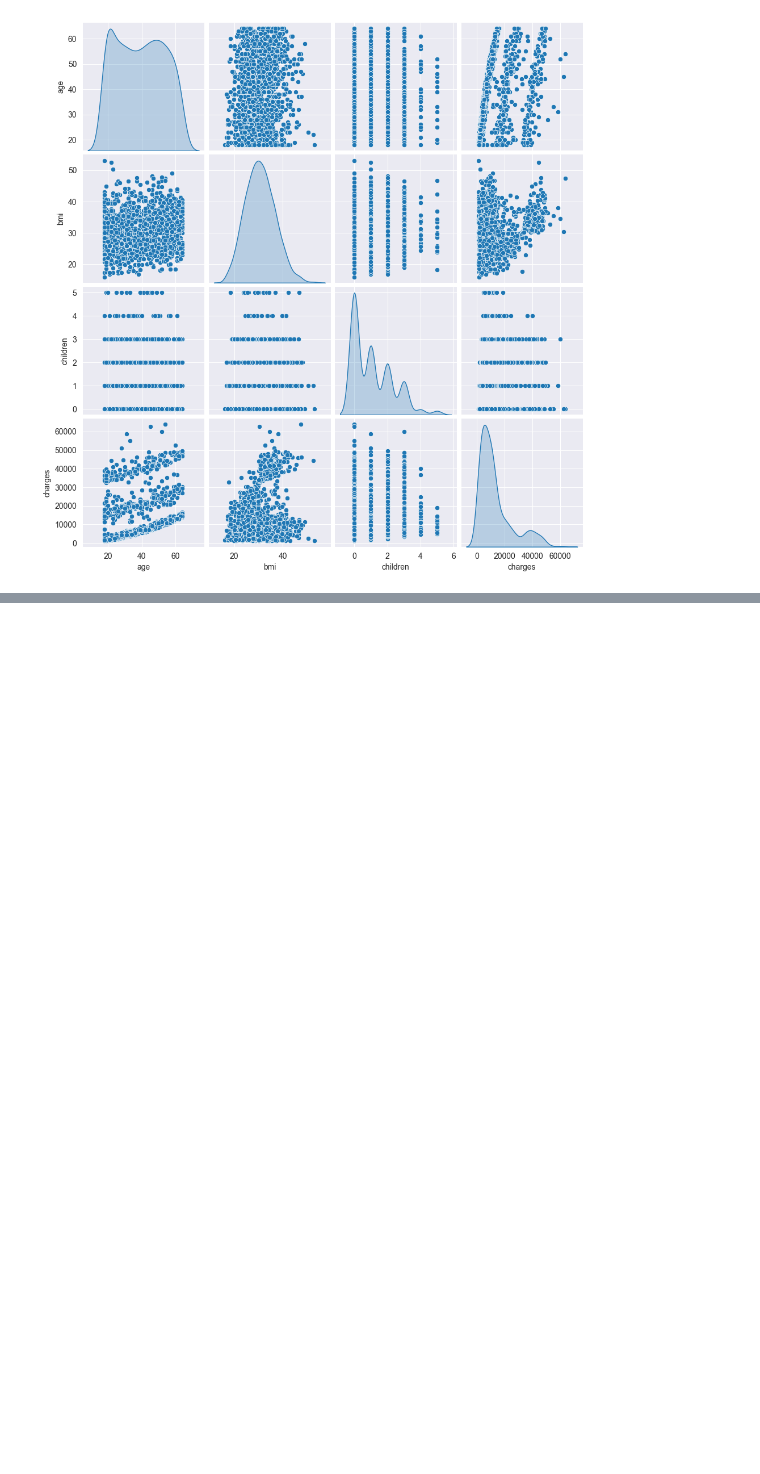
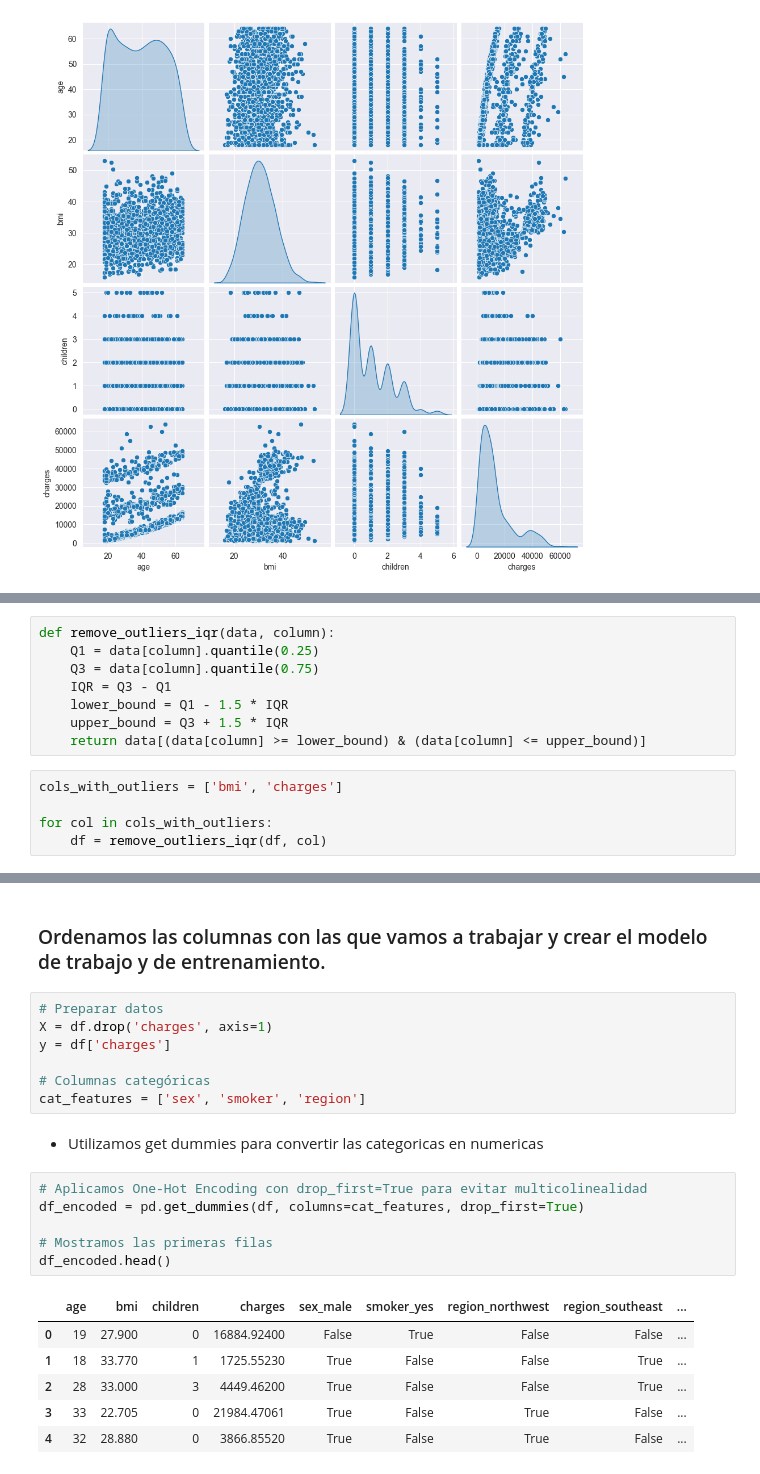
Before and after one commit to 4GeeksAcademy/aliasys-machine-learning, a Jupyter notebook: src/02-machine-learning.ipynb, the cells around one changed output, grey strips where cells are left out. Drawn from its saved outputs; the diff is of its cells as text; blank space fills up the shorter version.

```diff
--- a/src/02-machine-learning.ipynb
+++ b/src/02-machine-learning.ipynb
@@ -83,0 +178,13 @@ sns.pairplot(df, diag_kind='kde')
+# %%
+def remove_outliers_iqr(data, column):
+    Q1 = data[column].quantile(0.25)
+    Q3 = data[column].quantile(0.75)
+    IQR = Q3 - Q1
+    lower_bound = Q1 - 1.5 * IQR
+    upper_bound = Q3 + 1.5 * IQR
+    return data[(data[column] >= lower_bound) & (data[column] <= upper_bound)]
+# %%
+cols_with_outliers = ['bmi', 'charges']
+
+for col in cols_with_outliers:
+    df = remove_outliers_iqr(df, col)
@@ -83,0 +204,24 @@ sns.pairplot(df, diag_kind='kde')
+# %% [markdown]
+### Ordenamos las columnas con las que vamos a trabajar y crear el modelo de trabajo y de entrenamiento.
+# %%
+# Preparar datos
+X = df.drop('charges', axis=1)
+y = df['charges']
+
+# Columnas categóricas
+cat_features = ['sex', 'smoker', 'region']
+# %% [markdown]
+- Utilizamos get dummies para convertir las categoricas en numericas
+# %%
+# Aplicamos One-Hot Encoding con drop_first=True para evitar multicolinealidad
+df_encoded = pd.get_dummies(df, columns=cat_features, drop_first=True)
+
+# Mostramos las primeras filas
+df_encoded.head()
+# %% [output]
+|  | age | bmi | children | charges | sex_male | smoker_yes | region_northwest | region_southeast | ... |
+| 0 | 19 | 27.900 | 0 | 16884.92400 | False | True | False | False | ... |
+| 1 | 18 | 33.770 | 1 | 1725.55230 | True | False | False | True | ... |
+| 2 | 28 | 33.000 | 3 | 4449.46200 | True | False | False | True | ... |
+| 3 | 33 | 22.705 | 0 | 21984.47061 | True | False | True | False | ... |
+| 4 | 32 | 28.880 | 0 | 3866.85520 | True | False | True | False | ... |
```
Also changed, not shown: parts of 21 cells of this notebook.
